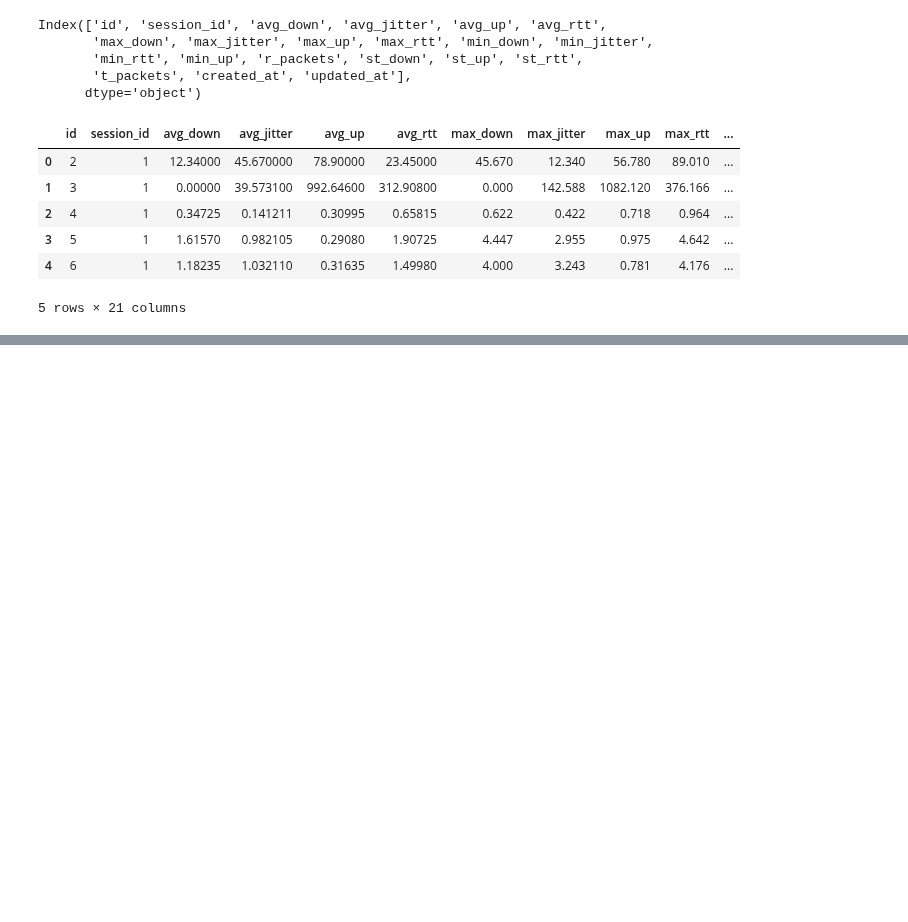
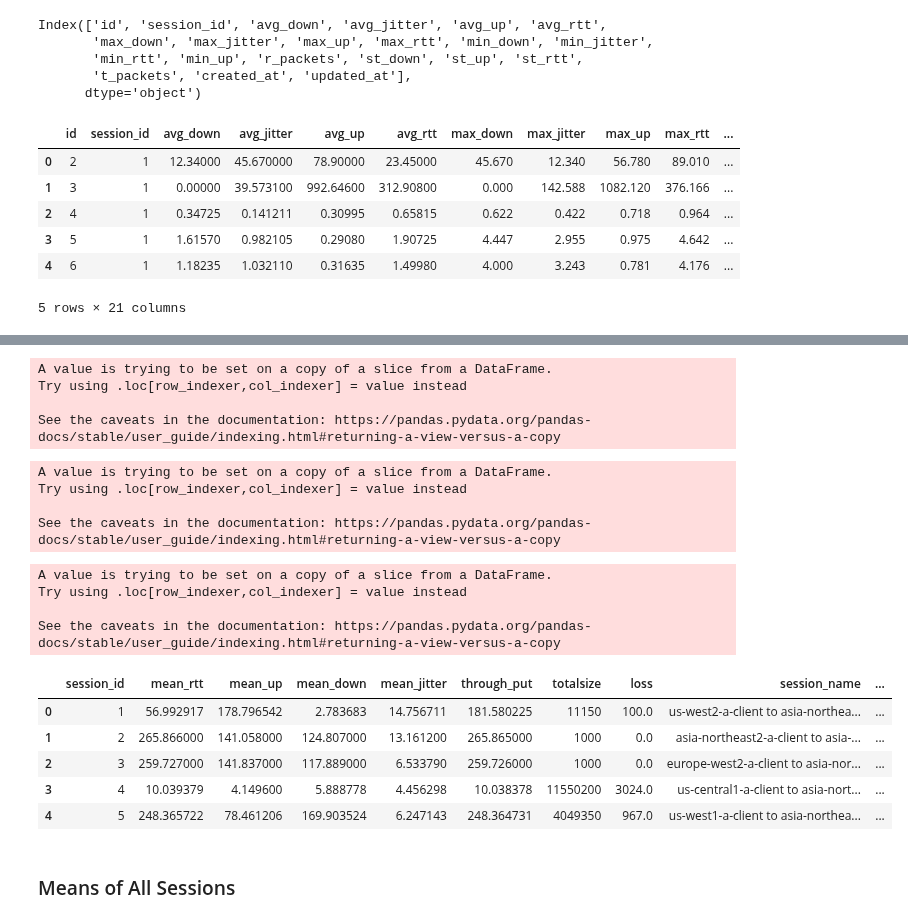
Before and after one commit to ghalibbajwa/cloud-data, a Jupyter notebook: eda.ipynb, the cells around one changed output, grey strips where cells are left out. Drawn from its saved outputs; the diff is of its cells as text; code cells hidden in the pictures; blank space fills up the shorter version.

```diff
--- a/eda.ipynb
+++ b/eda.ipynb
@@ -103,0 +93,25 @@ analytics.describe()
+# %%
+meansdf = meansdf[:1099]
+# %%
+meansdf['session_name'] = session_names
+meansdf.to_csv('means.csv')
+# %% [output]
+A value is trying to be set on a copy of a slice from a DataFrame.
+Try using .loc[row_indexer,col_indexer] = value instead
+
+See the caveats in the documentation: https://pandas.pydata.org/pandas-docs/stable/user_guide/indexing.html#returning-a-view-versus-a-copy
+# %%
+meansdf['total_packets'] = meansdf['totalsize']/50
+meansdf.to_csv('means.csv')
+# %% [output]
+A value is trying to be set on a copy of a slice from a DataFrame.
+Try using .loc[row_indexer,col_indexer] = value instead
+
+See the caveats in the documentation: https://pandas.pydata.org/pandas-docs/stable/user_guide/indexing.html#returning-a-view-versus-a-copy
+# %%
+meansdf['losspercent'] = (meansdf['loss']/meansdf['total_packets'])*100
+# %% [output]
+A value is trying to be set on a copy of a slice from a DataFrame.
+Try using .loc[row_indexer,col_indexer] = value instead
+
+See the caveats in the documentation: https://pandas.pydata.org/pandas-docs/stable/user_guide/indexing.html#returning-a-view-versus-a-copy
@@ -103,0 +120,11 @@ analytics.describe()
+# %%
+meansdf.head()
+# %% [output]
+|  | session_id | mean_rtt | mean_up | mean_down | mean_jitter | through_put | totalsize | loss | session_name | ... |
+| 0 | 1 | 56.992917 | 178.796542 | 2.783683 | 14.756711 | 181.580225 | 11150 | 100.0 | us-west2-a-client to asia-northea... | ... |
+| 1 | 2 | 265.866000 | 141.058000 | 124.807000 | 13.161200 | 265.865000 | 1000 | 0.0 | asia-northeast2-a-client to asia-... | ... |
+| 2 | 3 | 259.727000 | 141.837000 | 117.889000 | 6.533790 | 259.726000 | 1000 | 0.0 | europe-west2-a-client to asia-nor... | ... |
+| 3 | 4 | 10.039379 | 4.149600 | 5.888778 | 4.456298 | 10.038378 | 11550200 | 3024.0 | us-central1-a-client to asia-nort... | ... |
+| 4 | 5 | 248.365722 | 78.461206 | 169.903524 | 6.247143 | 248.364731 | 4049350 | 967.0 | us-west1-a-client to asia-northea... | ... |
+# %% [markdown]
+<h3>Means of All Sessions</h3>
```
Also changed, not shown: parts of 37 cells of this notebook.
